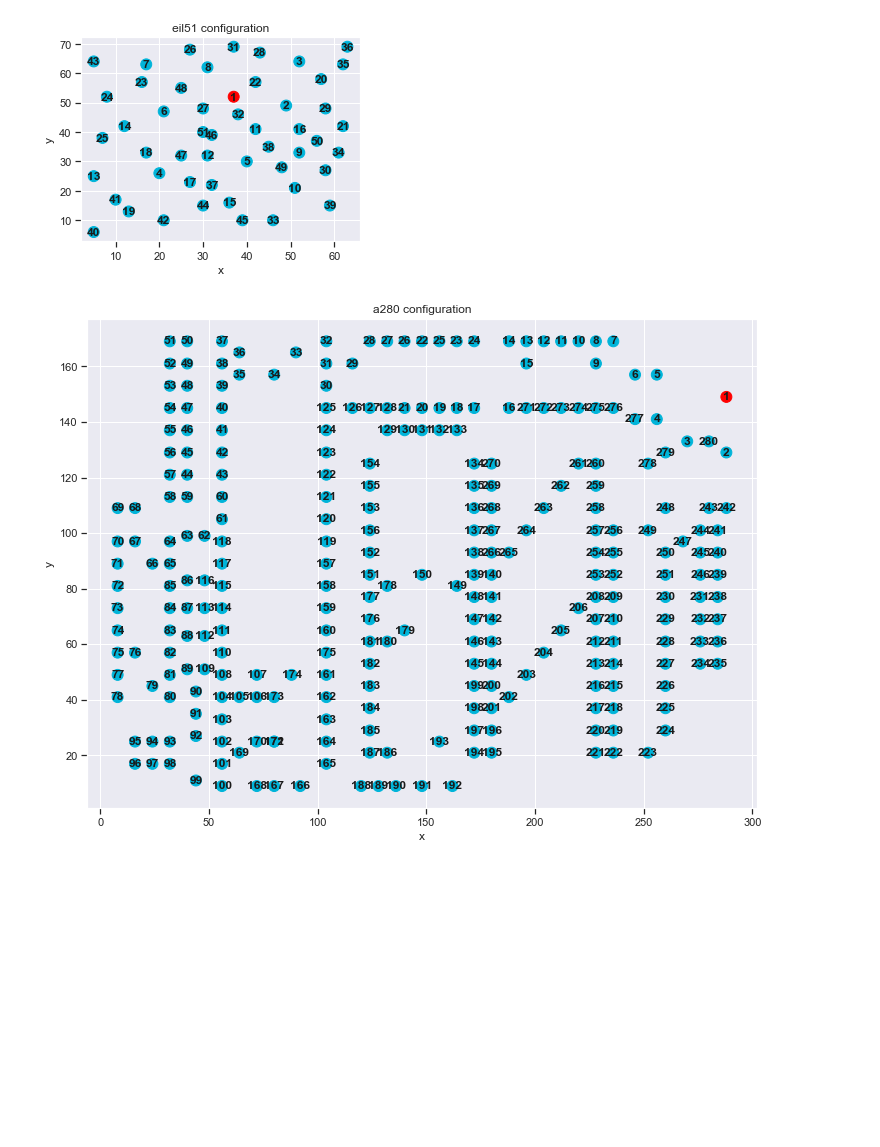
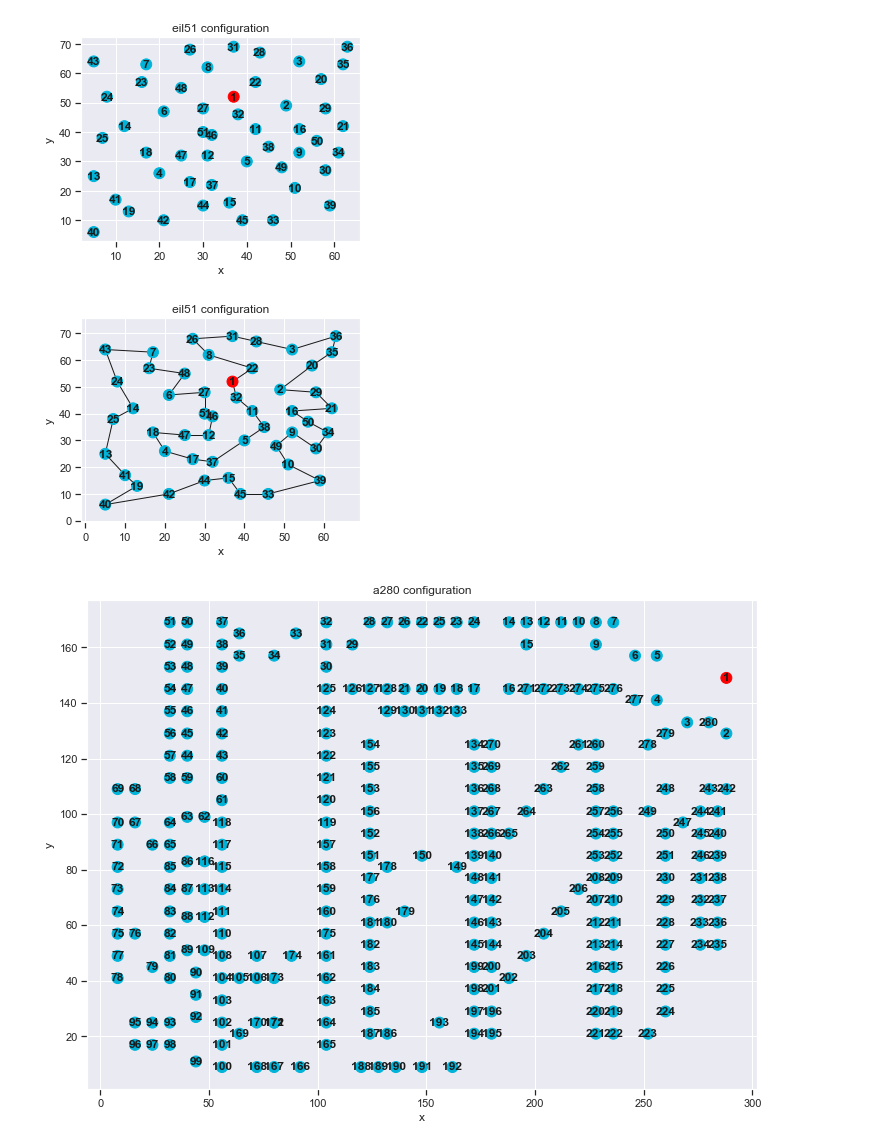
Before and after one commit to YunxiangLi/Stochastic-Simulation-2021, a Jupyter notebook: Assignment 3/a3.ipynb, the cells around one changed output. Drawn from its saved outputs; the diff is of its cells as text; code cells hidden in the pictures; blank space fills up the shorter version.

Commit message:
edge drawing

```diff
--- a/Assignment 3/a3.ipynb
+++ b/Assignment 3/a3.ipynb
@@ -21,3 +21,5 @@ pcb442_opt = pd.read_csv('configurations/pcb442.opt.tour.txt', delimiter=' ', in
 G_eil51,pos_eil51= nodes_generator(eil51)
 G_a280,pos_a280= nodes_generator(a280)
 G_pcb442,pos_pcb442= nodes_generator(pcb442)
+# %%
+g = edges_generator(G_eil51,eil51_opt)
@@ -25,6 +32,10 @@ G_pcb442,pos_pcb442= nodes_generator(pcb442)
 graph_plotter(G_eil51,pos_eil51,'eil51',5)
 # %% [output]
 [figure]
+# %%
+graph_plotter(g,pos_eil51,'eil51',5)
+# %% [output]
+[figure, added]
 # %%
 graph_plotter(G_a280,pos_a280,'a280',size=12)
 # %% [output]
```
Also changed, not shown: parts of 1 cell of this notebook, 5 other files.
